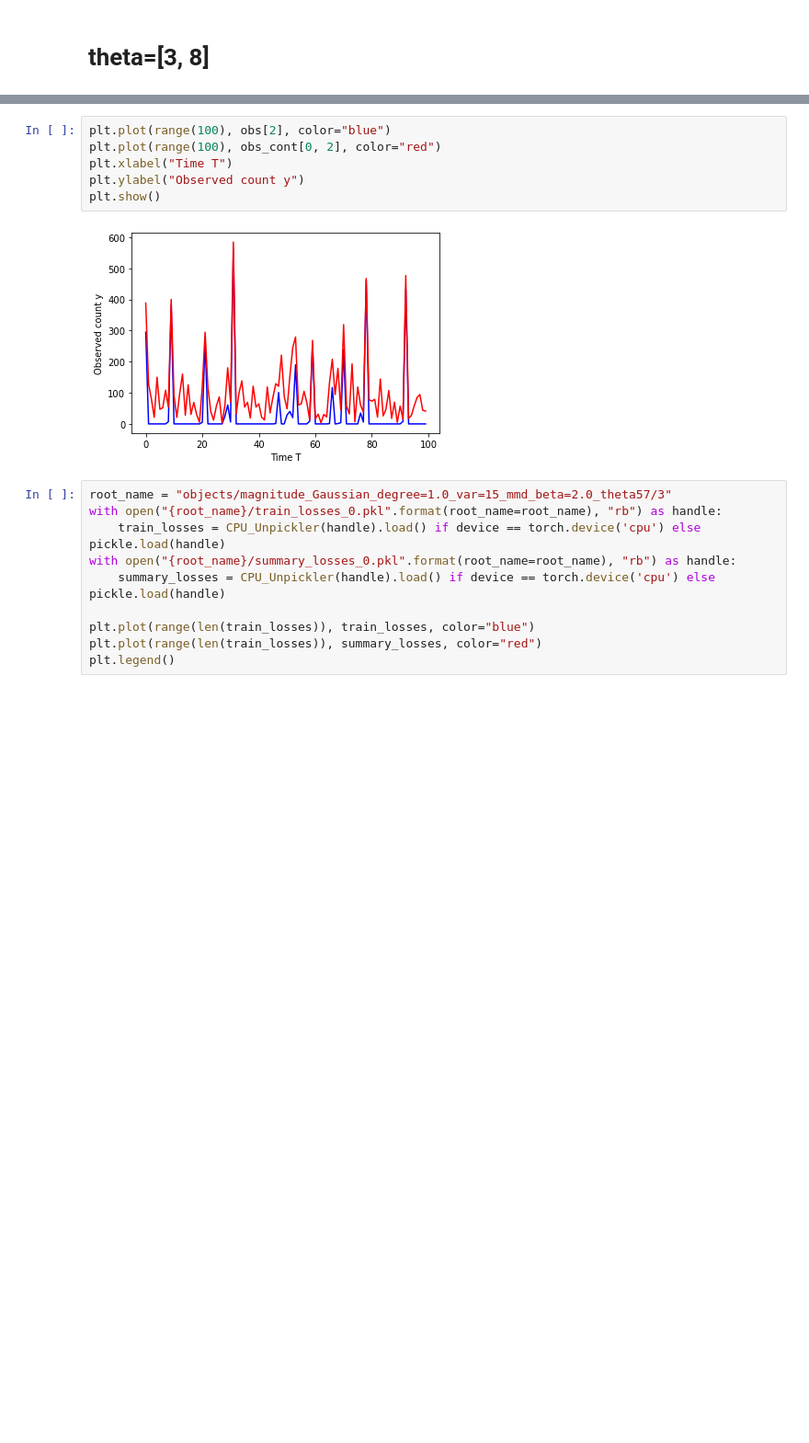
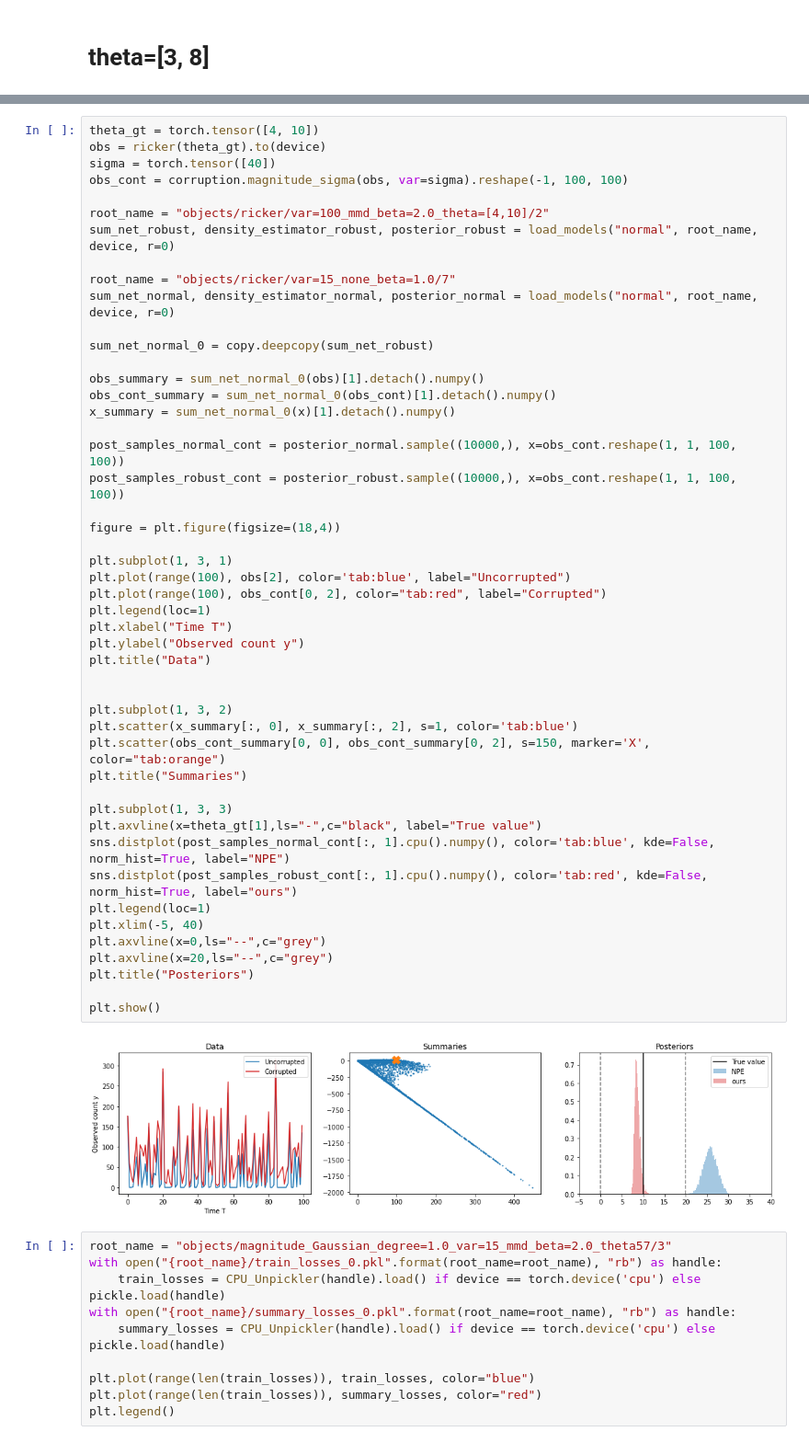
Before and after one commit to huangdaolang/robust-sbi, a Jupyter notebook: Ricker-Visualization.ipynb, the cells around one changed output, grey strips where cells are left out. Shown at 92% size. Cells and saved outputs as stored; diff of their text form; blank space fills up the shorter version.

```diff
--- a/Ricker-Visualization.ipynb
+++ b/Ricker-Visualization.ipynb
@@ -348,11 +381,53 @@ plt.show()
 # %%
-plt.plot(range(100), obs[2], color="blue")
-plt.plot(range(100), obs_cont[0, 2], color="red")
+theta_gt = torch.tensor([4, 10])
+obs = ricker(theta_gt).to(device)
+sigma = torch.tensor([40])
+obs_cont = corruption.magnitude_sigma(obs, var=sigma).reshape(-1, 100, 100)
+
+root_name = "objects/ricker/var=100_mmd_beta=2.0_theta=[4,10]/2"
+sum_net_robust, density_estimator_robust, posterior_robust = load_models("normal", root_name, device, r=0)
+
+root_name = "objects/ricker/var=15_none_beta=1.0/7"
+sum_net_normal, density_estimator_normal, posterior_normal = load_models("normal", root_name, device, r=0)
+
+sum_net_normal_0 = copy.deepcopy(sum_net_robust)
+
+obs_summary = sum_net_normal_0(obs)[1].detach().numpy()
+obs_cont_summary = sum_net_normal_0(obs_cont)[1].detach().numpy()
+x_summary = sum_net_normal_0(x)[1].detach().numpy()
+
+post_samples_normal_cont = posterior_normal.sample((10000,), x=obs_cont.reshape(1, 1, 100, 100))
+post_samples_robust_cont = posterior_robust.sample((10000,), x=obs_cont.reshape(1, 1, 100, 100))
+
+figure = plt.figure(figsize=(18,4))
+
+plt.subplot(1, 3, 1)
+plt.plot(range(100), obs[2], color='tab:blue', label="Uncorrupted")
+plt.plot(range(100), obs_cont[0, 2], color="tab:red", label="Corrupted")
+plt.legend(loc=1)
 plt.xlabel("Time T")
 plt.ylabel("Observed count y")
+plt.title("Data")
+
+
+plt.subplot(1, 3, 2)
+plt.scatter(x_summary[:, 0], x_summary[:, 2], s=1, color='tab:blue')
+plt.scatter(obs_cont_summary[0, 0], obs_cont_summary[0, 2], s=150, marker='X', color="tab:orange")
+plt.title("Summaries")
+
+plt.subplot(1, 3, 3)
+plt.axvline(x=theta_gt[1],ls="-",c="black", label="True value")
+sns.distplot(post_samples_normal_cont[:, 1].cpu().numpy(), color='tab:blue', kde=False, norm_hist=True, label="NPE")
+sns.distplot(post_samples_robust_cont[:, 1].cpu().numpy(), color='tab:red', kde=False, norm_hist=True, label="ours")
+plt.legend(loc=1)
+plt.xlim(-5, 40)
+plt.axvline(x=0,ls="--",c="grey")
+plt.axvline(x=20,ls="--",c="grey")
+plt.title("Posteriors")
+
 plt.show()
 # %% [output]
-[figure, old version]
+[figure, new version]
 # %%
 root_name = "objects/magnitude_Gaussian_degree=1.0_var=15_mmd_beta=2.0_theta57/3"
 with open("{root_name}/train_losses_0.pkl".format(root_name=root_name), "rb") as handle:
```
Also changed, not shown: parts of 4 cells of this notebook, 8 other files.
